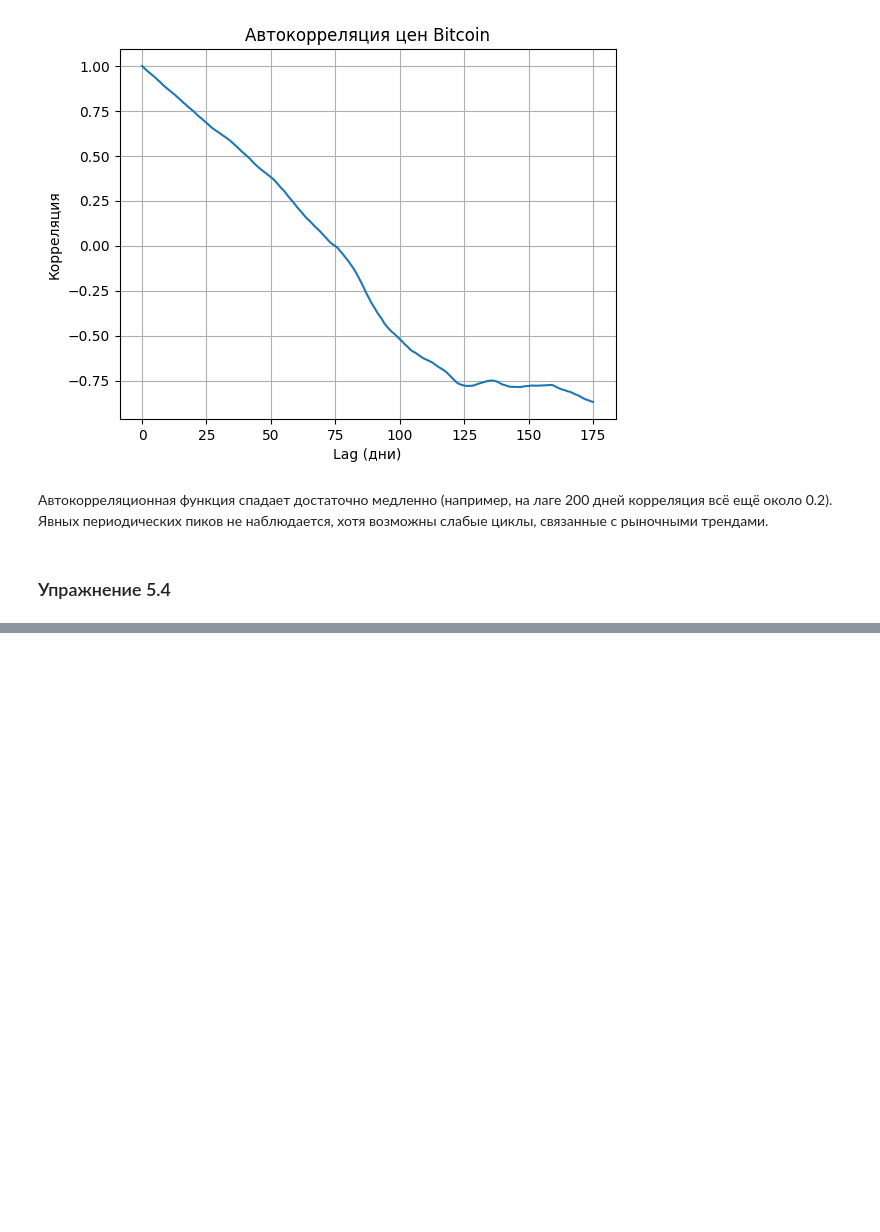
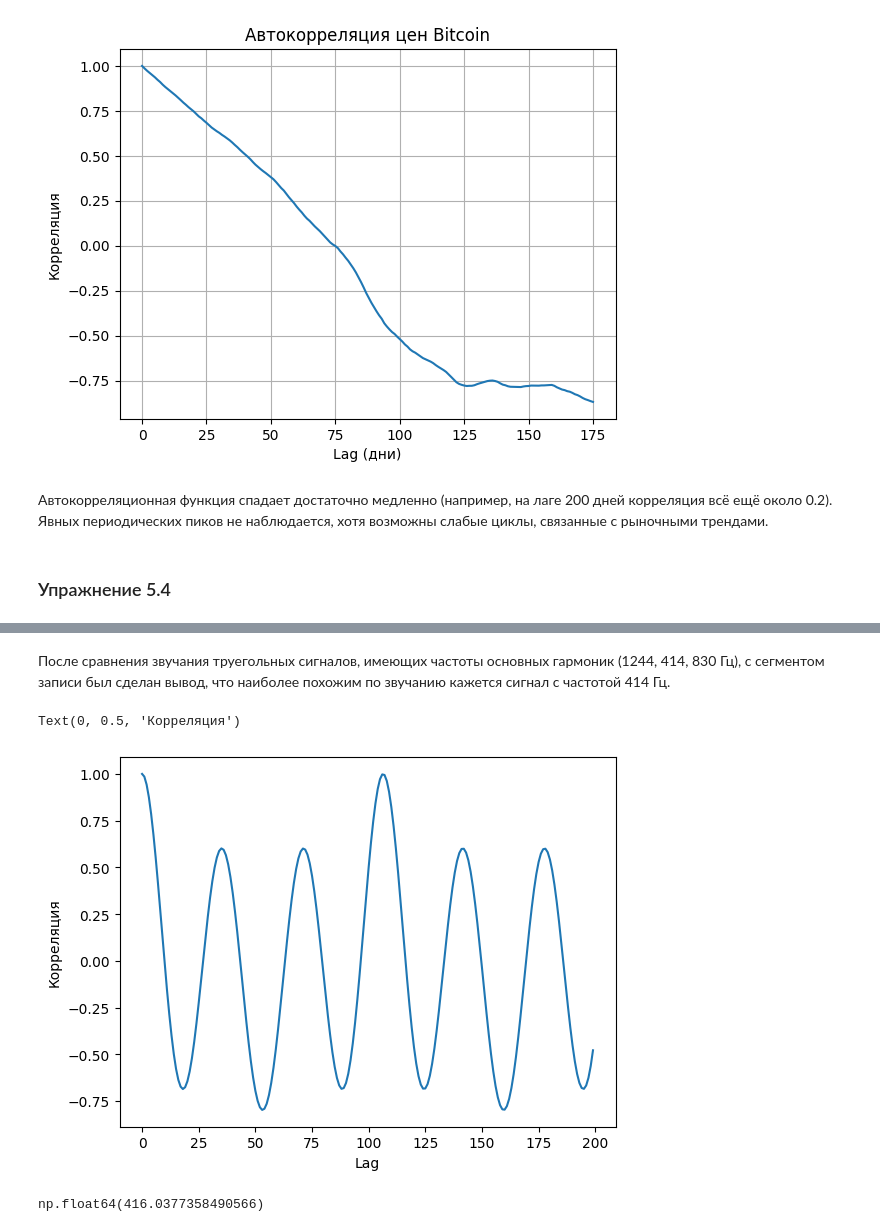
Before and after one commit to nktkk/TELECOM, a Jupyter notebook: 5_Fokin.ipynb, the cells around one changed output, grey strips where cells are left out. Cells and saved outputs as stored; diff of their text form; code cells hidden in the pictures; blank space fills up the shorter version.

```diff
--- a/5_Fokin.ipynb
+++ b/5_Fokin.ipynb
@@ -131,0 +178,15 @@ plt.show()
+# %% [markdown]
+После сравнения звучания труегольных сигналов, имеющих частоты основных гармоник (1244, 414, 830 Гц), с сегментом записи был сделан вывод, что наиболее похожим по звучанию кажется сигнал с частотой 414 Гц.
+# %%
+lags, corrs = autocorr_stat(segment)
+plt.plot(lags[:200], corrs[:200])
+plt.xlabel('Lag')
+plt.ylabel('Корреляция')
+# %% [output]
+Text(0, 0.5, 'Корреляция')
+[figure, added]
+# %%
+freq = estimate_fundamental(segment, 100, 125)
+freq
+# %% [output]
+np.float64(416.0377358490566)
```
Also changed, not shown: parts of 25 cells of this notebook, 1 other file.
